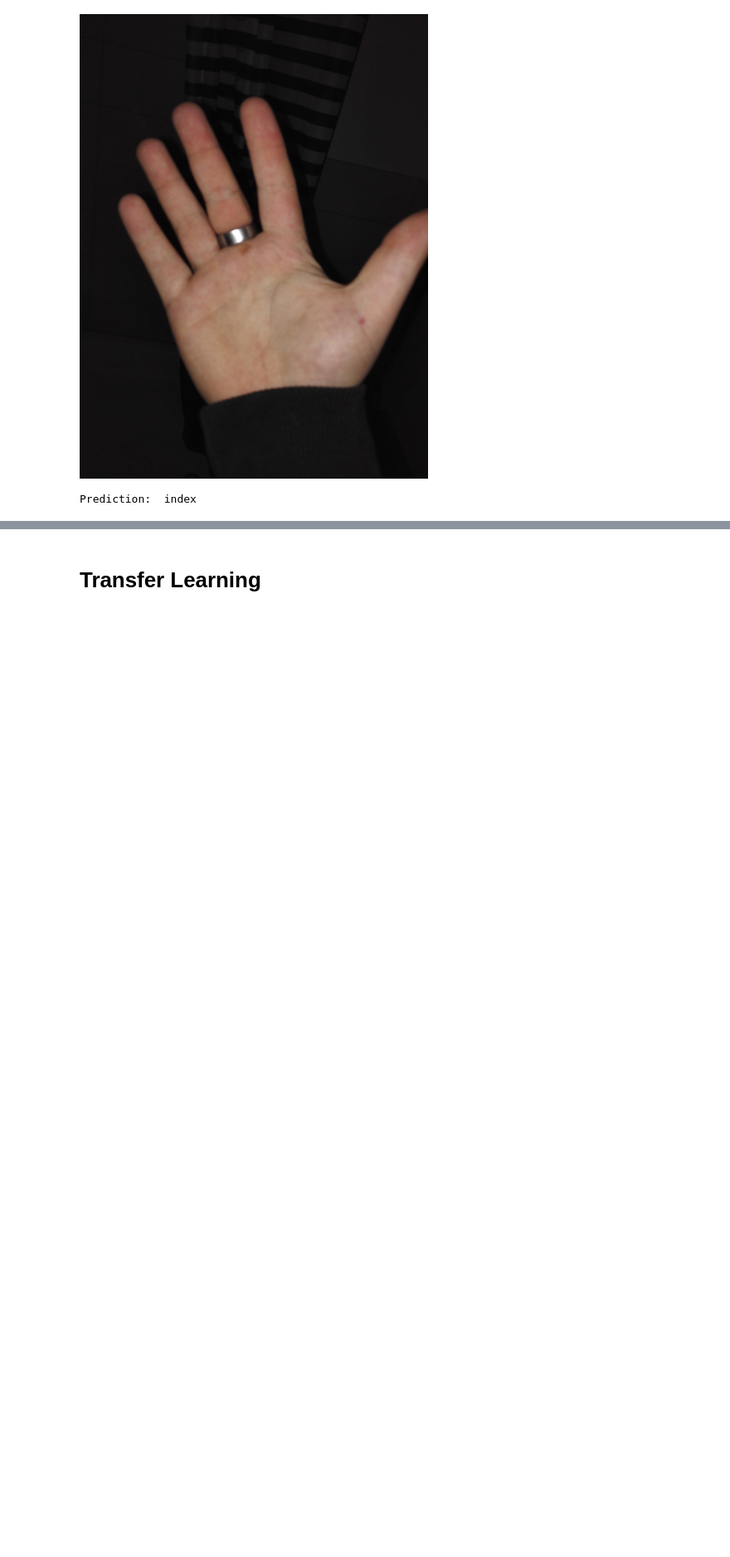
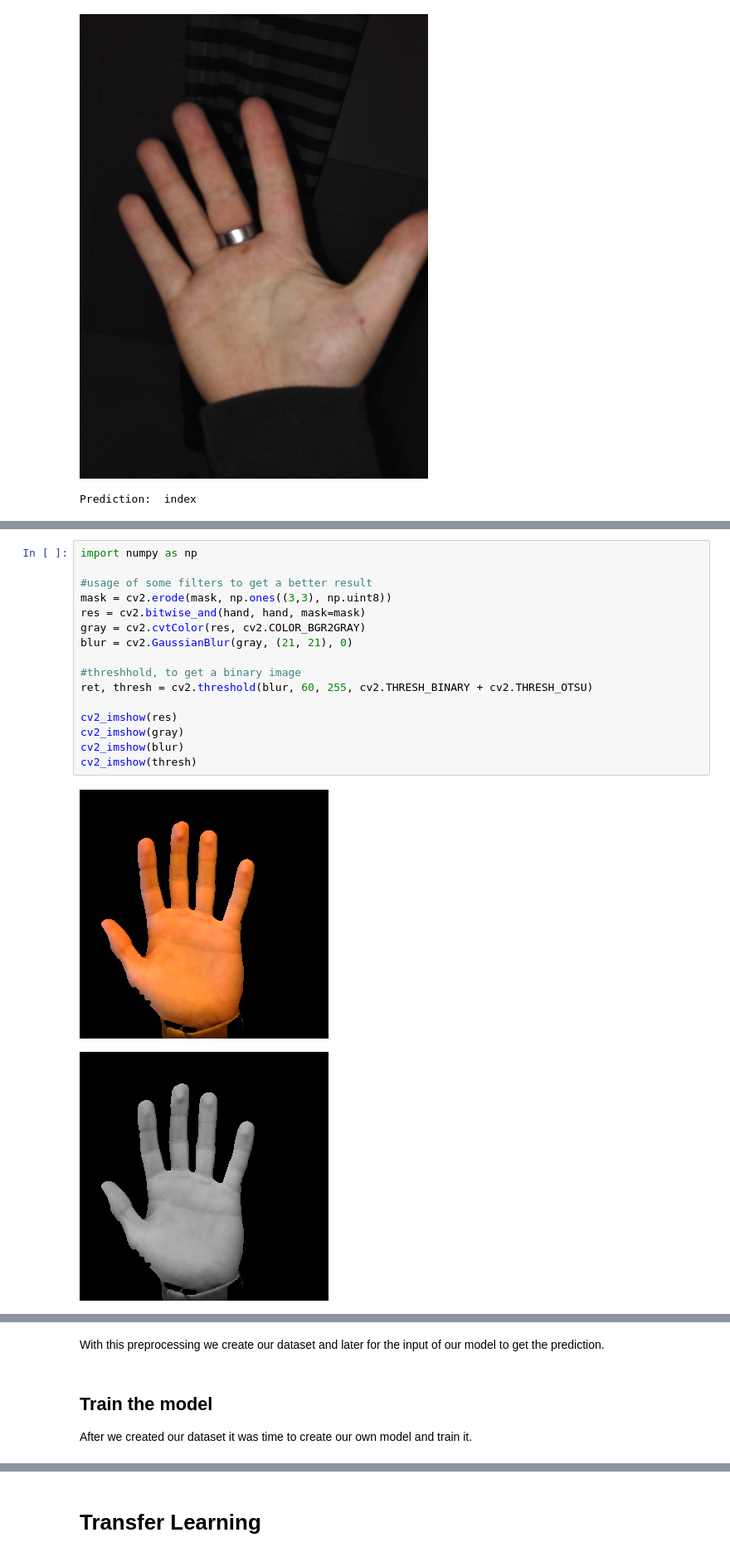
Before and after one commit to uol-mediaprocessing-201920/group-projects-hand-gesture, a Jupyter notebook: main_Hand_Gestures.ipynb, the cells around one changed output, grey strips where cells are left out. Shown at 83% size. Drawn from its saved outputs; the diff is of its cells as text; blank space fills up the shorter version.

```diff
--- a/main_Hand_Gestures.ipynb
+++ b/main_Hand_Gestures.ipynb
@@ -517,0 +564,19 @@ To solve the problem we need to make more preprocessing. We need to make the pic
+# %%
+import numpy as np
+
+#usage of some filters to get a better result
+mask = cv2.erode(mask, np.ones((3,3), np.uint8))
+res = cv2.bitwise_and(hand, hand, mask=mask)
+gray = cv2.cvtColor(res, cv2.COLOR_BGR2GRAY)
+blur = cv2.GaussianBlur(gray, (21, 21), 0)
+
+#threshhold, to get a binary image
+ret, thresh = cv2.threshold(blur, 60, 255, cv2.THRESH_BINARY + cv2.THRESH_OTSU)
+
+cv2_imshow(res)
+cv2_imshow(gray)
+cv2_imshow(blur)
+cv2_imshow(thresh)
+# %% [output]
+[figure, added]
+[figure, added]
@@ -517,0 +585,6 @@ To solve the problem we need to make more preprocessing. We need to make the pic
+# %% [markdown]
+With this preprocessing we create our dataset and later for the input of our model to get the prediction.
+# %% [markdown]
+## Train the model
+
+After we created our dataset it was time to create our own model and train it.
```
Also changed, not shown: parts of 18 cells of this notebook.
